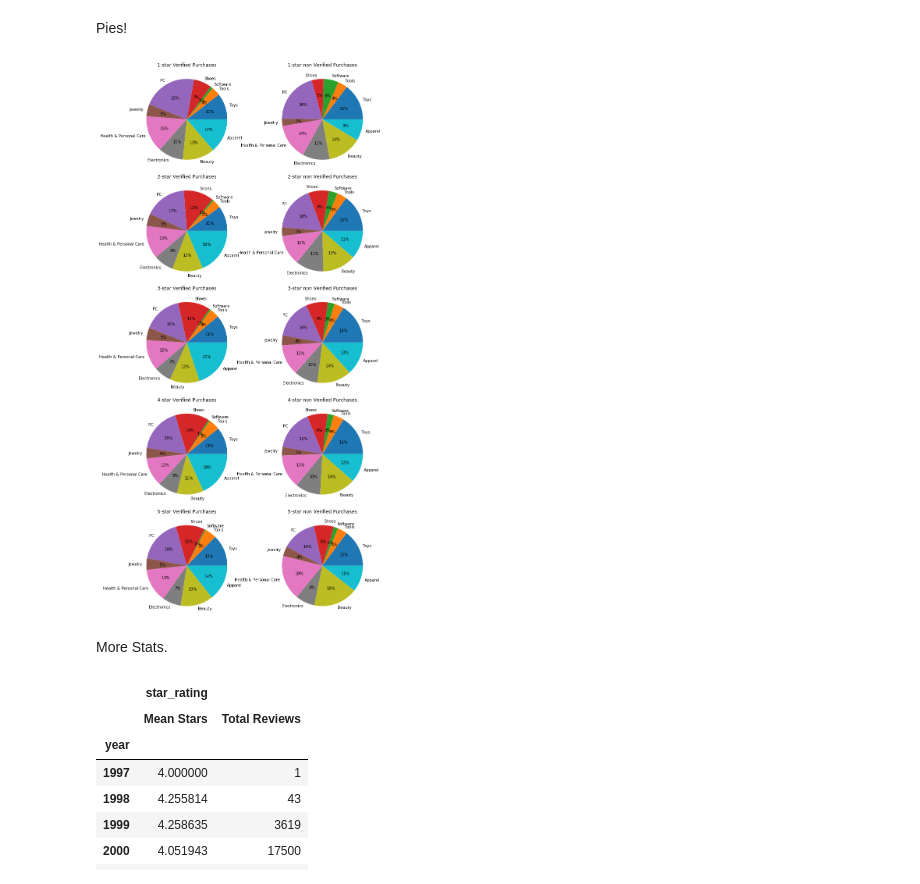
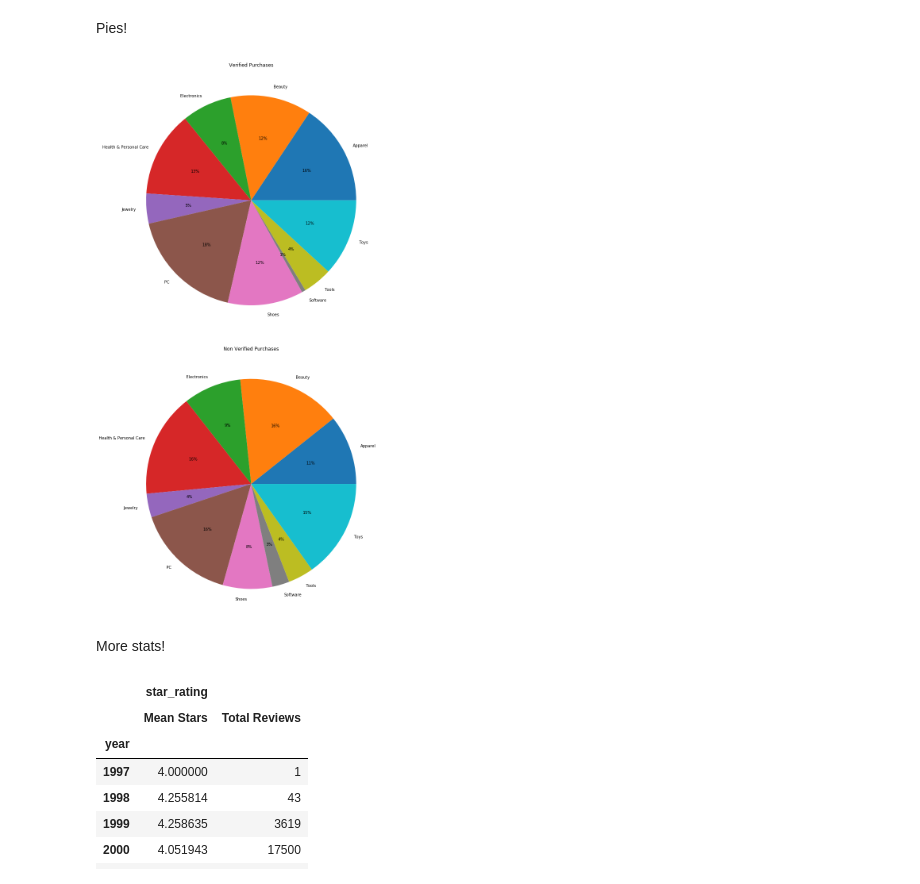
Before and after one commit to nikoshet/Amazon-Customer-Reviews-Data-Mining, a Jupyter notebook: Data_Mining_Project.ipynb, the cells around one changed output. Saved outputs shown, nothing was run; the diff lists cells and outputs as text; code cells hidden in the pictures.

```diff
--- a/Data_Mining_Project.ipynb
+++ b/Data_Mining_Project.ipynb
@@ -924,33 +985,28 @@ print(products_reviews_counts)
 # %% [markdown]
 Pies!
 # %%
-_, ax = plt.subplots(nrows=5, ncols=2, figsize=(10, 20))
+_, ax = plt.subplots(nrows=2, ncols=1, figsize=(10, 20))
+colors = list(mcolors.TABLEAU_COLORS.values())[:10]
 
-colors = list(mcolors.TABLEAU_COLORS.values())[:10]
-for i in range(1, 6):
+df_ = df[df.verified_purchase == 'Y'].copy()
+df_ = df_.groupby('product_category').size().reset_index(name='counts').sort_values(by='product_category')
+df_.loc[:, 'colors'] = colors
 
-  df = verified_counts[verified_counts.star_rating == i]
+df_.plot(ax=ax[0], kind='pie', y='counts', labels=df_.product_category, legend=False, autopct='%1.f%%', colors=df_.colors)
+ax[0].set_title('Verified Purchases')
+ax[0].set_ylabel('')
 
-  df_ = df[df.verified_purchase == 'Y']
-  df_ = df_.sort_values(by='product_category', ascending=False)
-  df_.loc[:, 'colors'] = colors
-  df_.plot(ax=ax[i-1, 0], kind='pie', y='counts', labels=df_.product_category, legend=False, autopct='%1.f%%', colors=df_.colors)
+df_ = df[df.verified_purchase == 'N'].copy()
+df_ = df_.groupby('product_category').size().reset_index(name='counts').sort_values(by='product_category')
+df_.loc[:, 'colors'] = colors
 
-  ax[i-1, 0].set_title(f'{i}-star Verified Purchases')
-  ax[i-1, 0].set_ylabel('')
-
-  df_ = df[df.verified_purchase == 'N']
-  df_ = df_.sort_values(by='product_category', ascending=False)
-  df_.loc[:, 'colors'] = colors
-  df_.plot(ax=ax[i-1, 1], kind='pie', y='counts', labels=df_.product_category, legend=False, autopct='%1.f%%', colors=df_.colors)
-
-  ax[i-1, 1].set_title(f'{i}-star non Verified Purchases')
-  ax[i-1, 1].set_ylabel('')
-
+df_.plot(ax=ax[1], kind='pie', y='counts', labels=df_.product_category, legend=False, autopct='%1.f%%', colors=df_.colors)
+ax[1].set_title('Non Verified Purchases')
+ax[1].set_ylabel('')
 
 plt.tight_layout()
 plt.show()
 # %% [output]
-[figure, old version]
+[figure, new version]
 # %% [markdown]
-More Stats.
+More stats!
```
Also changed, not shown: parts of 15 cells of this notebook.
